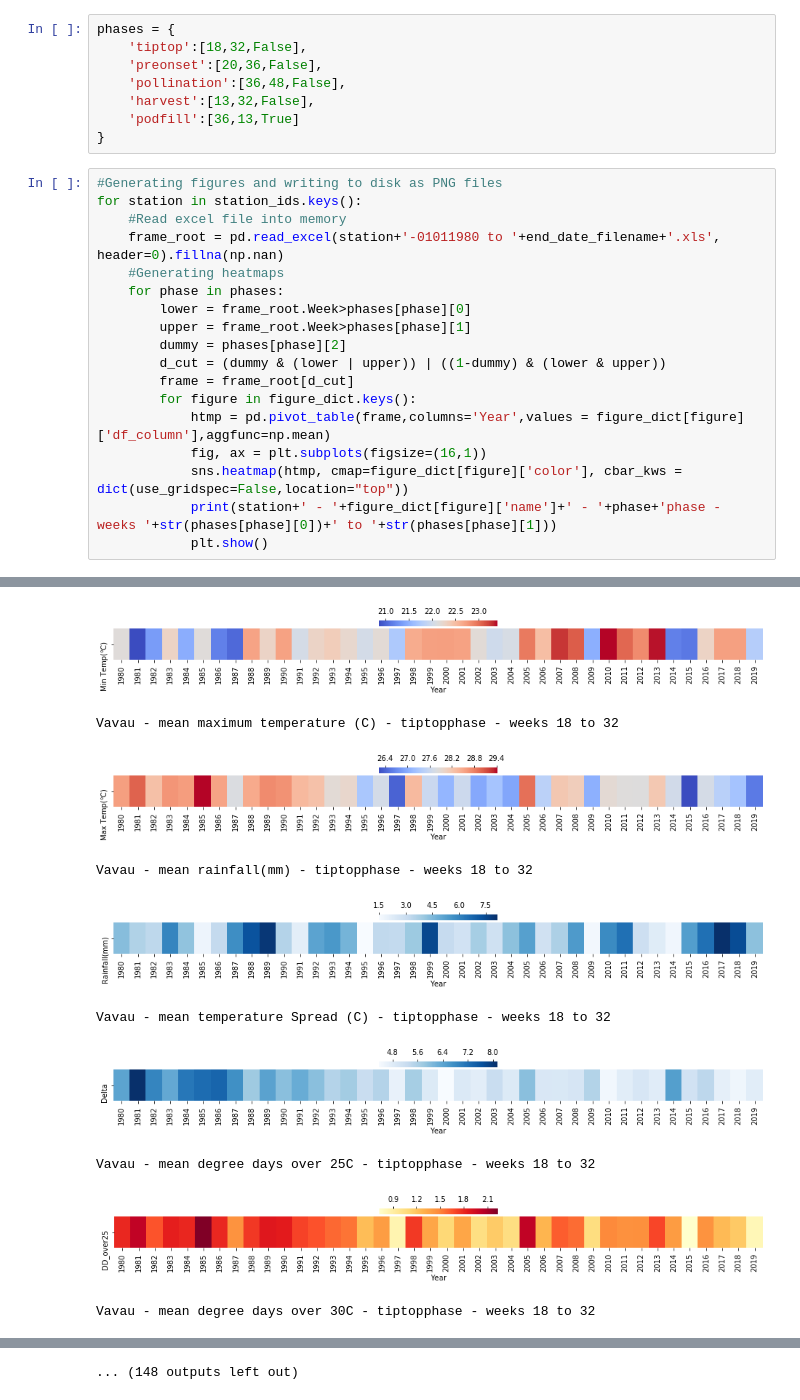
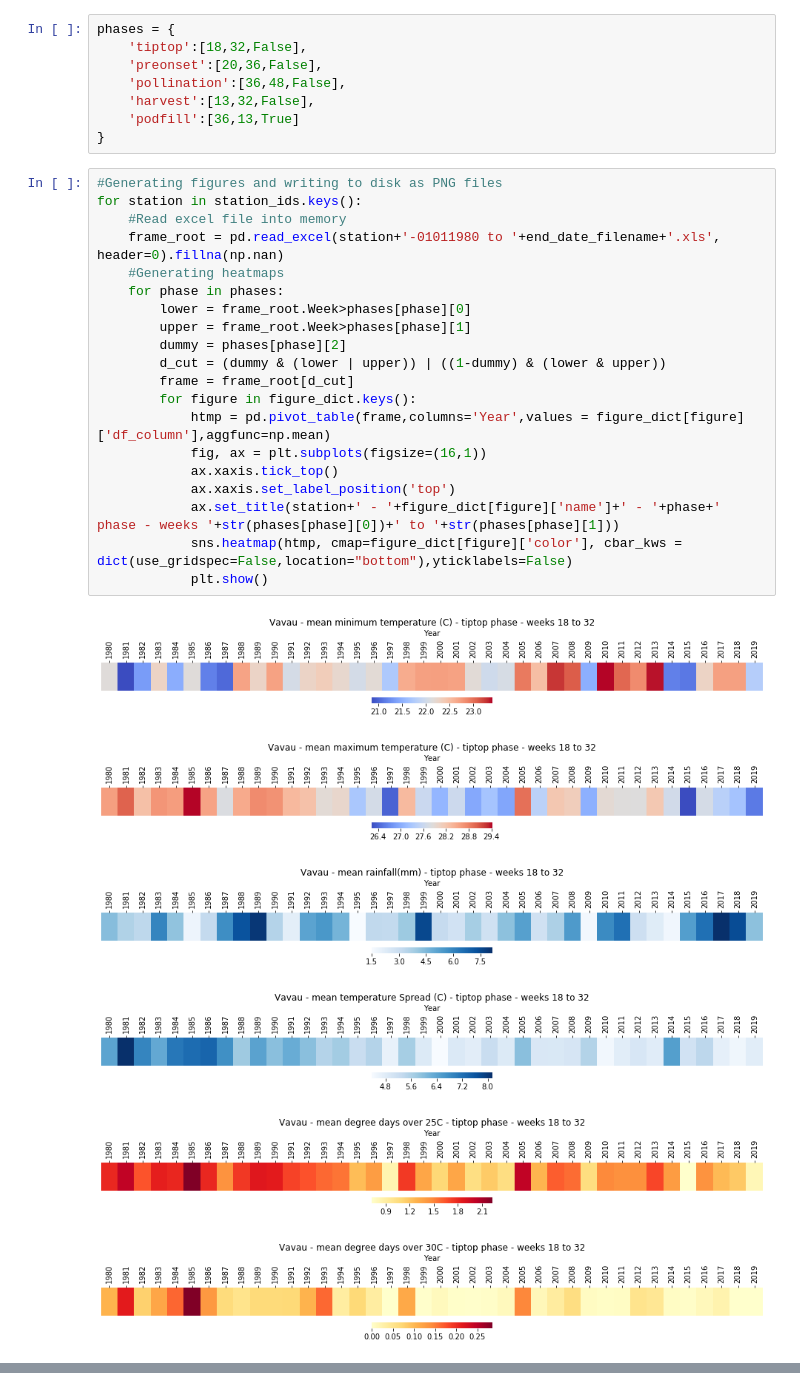
Before and after one commit to hradxy/tonga_met_data, a Jupyter notebook: Tonga MET Data Analysis.ipynb, the cells around one changed output, grey strips where cells are left out. Cells and saved outputs as stored; diff of their text form.

```diff
--- a/Tonga MET Data Analysis.ipynb
+++ b/Tonga MET Data Analysis.ipynb
@@ -137,19 +139,27 @@ phases = {
 # %%
 #Generating figures and writing to disk as PNG files
 for station in station_ids.keys():
     #Read excel file into memory
     frame_root = pd.read_excel(station+'-01011980 to '+end_date_filename+'.xls', header=0).fillna(np.nan)
     #Generating heatmaps
     for phase in phases:
         lower = frame_root.Week>phases[phase][0]
         upper = frame_root.Week>phases[phase][1]
         dummy = phases[phase][2]
         d_cut = (dummy & (lower | upper)) | ((1-dummy) & (lower & upper))
         frame = frame_root[d_cut]
         for figure in figure_dict.keys():
             htmp = pd.pivot_table(frame,columns='Year',values = figure_dict[figure]['df_column'],aggfunc=np.mean)
             fig, ax = plt.subplots(figsize=(16,1))
-            sns.heatmap(htmp, cmap=figure_dict[figure]['color'], cbar_kws = dict(use_gridspec=False,location="top"))
-            print(station+' - '+figure_dict[figure]['name']+' - '+phase+'phase - weeks '+str(phases[phase][0])+' to '+str(phases[phase][1]))
+            ax.xaxis.tick_top()
+            ax.xaxis.set_label_position('top')
+            ax.set_title(station+' - '+figure_dict[figure]['name']+' - '+phase+' phase - weeks '+str(phases[phase][0])+' to '+str(phases[phase][1]))
+            sns.heatmap(htmp, cmap=figure_dict[figure]['color'], cbar_kws = dict(use_gridspec=False,location="bottom"),yticklabels=False)
             plt.show()
 # %% [output]
+[figure, new version]
+[figure, new version]
+[figure, new version]
+[figure, new version]
+[figure, new version]
+[figure, new version]
@@ -157,10 +172,0 @@ Vavau - mean minimum temperature (C) - tiptopphase - weeks 18 to 32
-[figure, old version]
-Vavau - mean maximum temperature (C) - tiptopphase - weeks 18 to 32
-[figure, old version]
-Vavau - mean rainfall(mm) - tiptopphase - weeks 18 to 32
-[figure, old version]
-Vavau - mean temperature Spread (C) - tiptopphase - weeks 18 to 32
-[figure, old version]
-Vavau - mean degree days over 25C - tiptopphase - weeks 18 to 32
-[figure, old version]
-Vavau - mean degree days over 30C - tiptopphase - weeks 18 to 32
@@ -168 +172,0 @@ Vavau - mean degree days over 30C - tiptopphase - weeks 18 to 32
-... (148 outputs left out)
```
Also changed, not shown: parts of 3 cells of this notebook.
